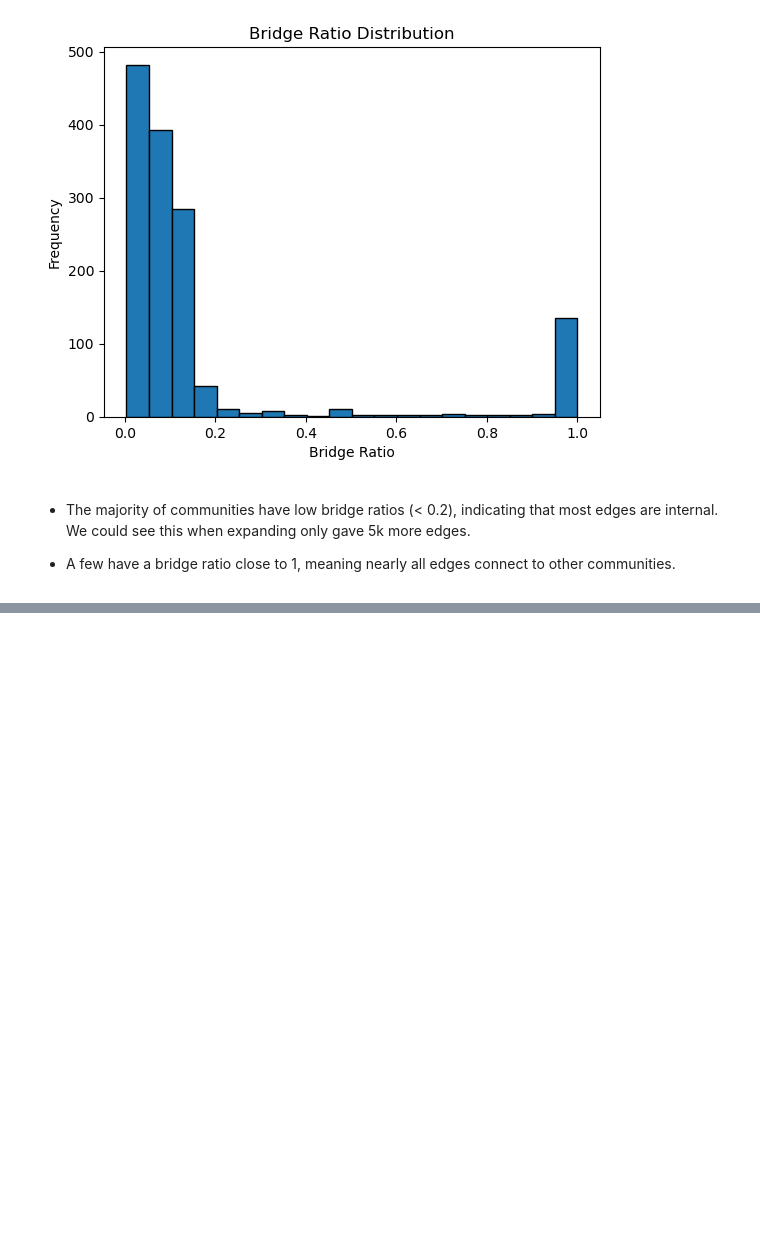
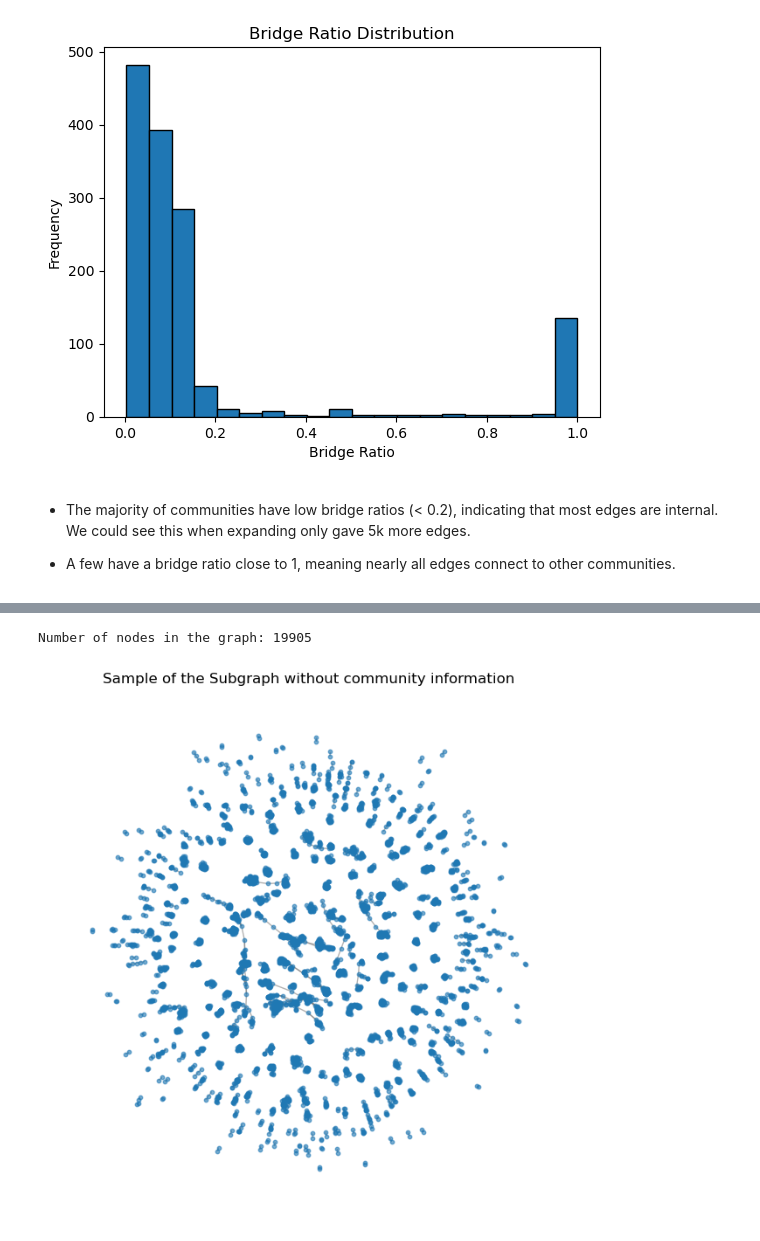
Before and after one commit to manavrm/co-purchase-prediction, a Jupyter notebook: data_exploration.ipynb, the cells around one changed output, grey strips where cells are left out. Saved outputs shown, nothing was run; the diff lists cells and outputs as text; code cells hidden in the pictures; blank space fills up the shorter version.

```diff
--- a/data_exploration.ipynb
+++ b/data_exploration.ipynb
@@ -251,15 +248,16 @@ Top-5000 community subgraph has 16716 nodes and 48739 edges.
 # %%
-# Rewriting this function
+# Rewriting this function - to include outward edges
+
+
 def extract_top_communities_subgraph(G, community_path):
-    import gzip
 
     community_map = {}
     community_id = 0
 
     # Read top-k communities and build the node set
-    with gzip.open(community_path, 'rt') as f:
+    with gzip.open(community_path, "rt") as f:
         for line in f:
-            nodes = list(map(int, line.strip().split('\t')))
+            nodes = list(map(int, line.strip().split("\t")))
             for node in nodes:
                 if node in G and node not in community_map:
                     community_map[node] = community_id
@@ -268,7 +266,9 @@ def extract_top_communities_subgraph(G, community_path):
     top_k_nodes = set(community_map.keys())
 
     # Include all edges where at least one node is in top-k
-    expanded_edges = [(u, v) for u, v in G.edges() if u in top_k_nodes or v in top_k_nodes]
+    expanded_edges = [
+        (u, v) for u, v in G.edges() if u in top_k_nodes or v in top_k_nodes
+    ]
 
     # Build the new graph
     G_expanded = nx.Graph()
@@ -417,0 +530,19 @@ bridge_ratio_plot(top_k_community_expanded_graph, top_k_community_expanded_map)
+# %%
+print(
+    f"Number of nodes in the graph: {top_k_community_expanded_graph.number_of_nodes()}"
+)
+nodes_sampled = list(top_k_community_expanded_graph.nodes)[:5000]
+G_sample = top_k_community_expanded_graph.subgraph(nodes_sampled)
+pos = nx.spring_layout(G_sample, seed=42)
+
+plt.figure(figsize=(6, 6))
+nx.draw(
+    G_sample, pos=pos, node_size=10, with_labels=False, edge_color="gray", alpha=0.6
+)
+
+plt.title("Sample of the Subgraph without community information")
+plt.axis("off")
+plt.show()
+# %% [output]
+Number of nodes in the graph: 19905
+[figure, added]
```
Also changed, not shown: parts of 37 cells of this notebook, 2 other files.
